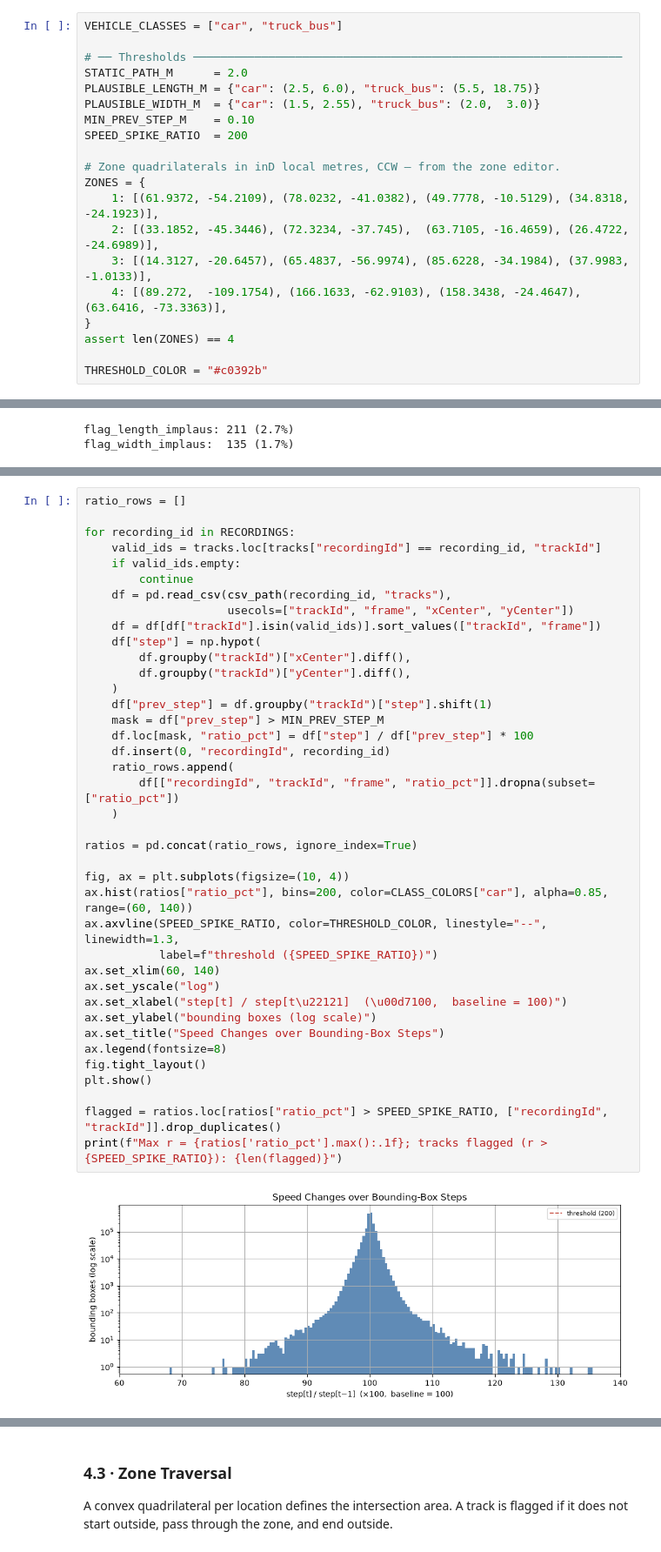
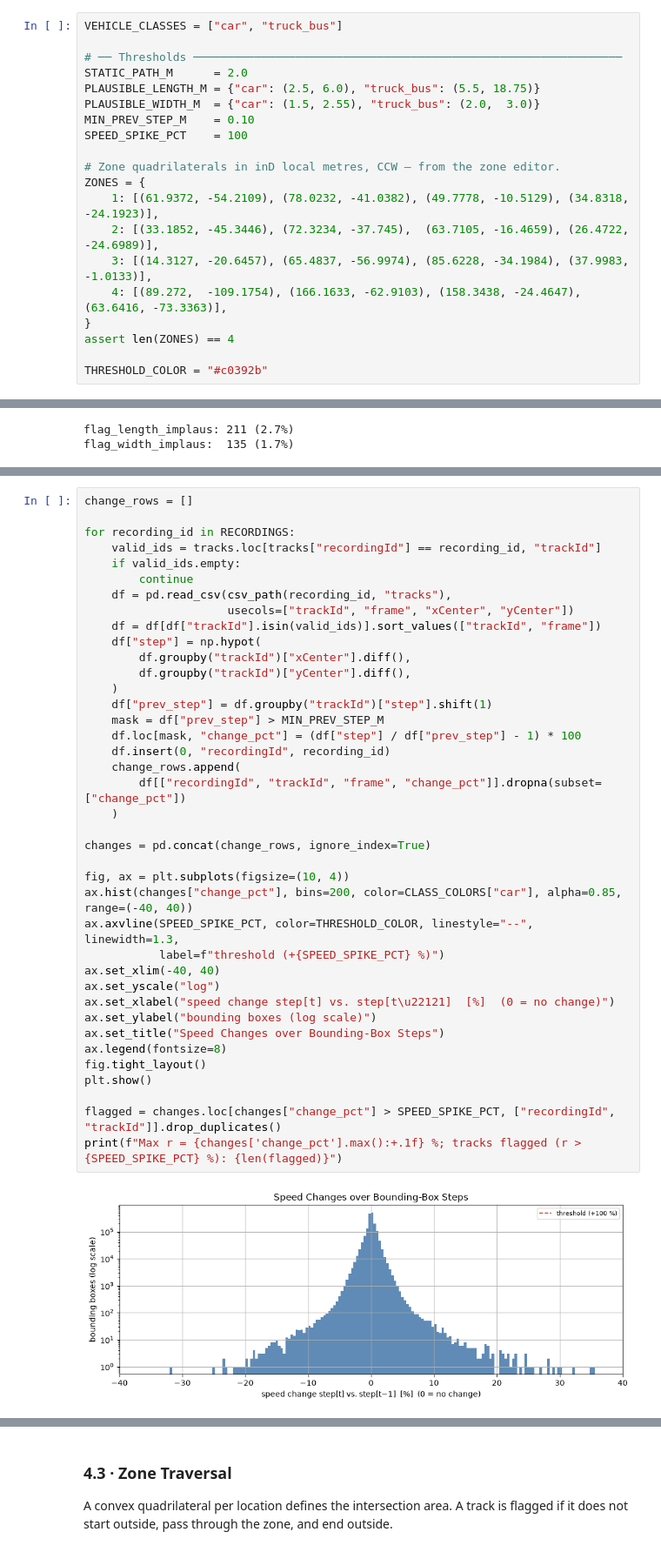
Before and after one commit to web-hannes/ai-infrastructure-p1a, a Jupyter notebook: inD_project_notebook_phase_structure.ipynb, the cells around one changed output, grey strips where cells are left out. Shown at 87% size. Cells and saved outputs as stored; diff of their text form.

```diff
--- a/inD_project_notebook_phase_structure.ipynb
+++ b/inD_project_notebook_phase_structure.ipynb
@@ -1522,7 +1524,7 @@ STATIC_PATH_M      = 2.0
 PLAUSIBLE_LENGTH_M = {"car": (2.5, 6.0), "truck_bus": (5.5, 18.75)}
 PLAUSIBLE_WIDTH_M  = {"car": (1.5, 2.55), "truck_bus": (2.0,  3.0)}
 MIN_PREV_STEP_M    = 0.10
-SPEED_SPIKE_RATIO  = 200
+SPEED_SPIKE_PCT    = 100
 
 # Zone quadrilaterals in inD local metres, CCW — from the zone editor.
 ZONES = {
@@ -1645,41 +1647,41 @@ Step ratio per frame: $r = \text{step}_t / \text{step}_{t-1} \times 100$ (100 =
 # %%
-ratio_rows = []
+change_rows = []
 
 for recording_id in RECORDINGS:
     valid_ids = tracks.loc[tracks["recordingId"] == recording_id, "trackId"]
     if valid_ids.empty:
         continue
     df = pd.read_csv(csv_path(recording_id, "tracks"),
                      usecols=["trackId", "frame", "xCenter", "yCenter"])
     df = df[df["trackId"].isin(valid_ids)].sort_values(["trackId", "frame"])
     df["step"] = np.hypot(
         df.groupby("trackId")["xCenter"].diff(),
         df.groupby("trackId")["yCenter"].diff(),
     )
     df["prev_step"] = df.groupby("trackId")["step"].shift(1)
     mask = df["prev_step"] > MIN_PREV_STEP_M
-    df.loc[mask, "ratio_pct"] = df["step"] / df["prev_step"] * 100
+    df.loc[mask, "change_pct"] = (df["step"] / df["prev_step"] - 1) * 100
     df.insert(0, "recordingId", recording_id)
-    ratio_rows.append(
-        df[["recordingId", "trackId", "frame", "ratio_pct"]].dropna(subset=["ratio_pct"])
+    change_rows.append(
+        df[["recordingId", "trackId", "frame", "change_pct"]].dropna(subset=["change_pct"])
     )
 
-ratios = pd.concat(ratio_rows, ignore_index=True)
+changes = pd.concat(change_rows, ignore_index=True)
 
 fig, ax = plt.subplots(figsize=(10, 4))
-ax.hist(ratios["ratio_pct"], bins=200, color=CLASS_COLORS["car"], alpha=0.85, range=(60, 140))
-ax.axvline(SPEED_SPIKE_RATIO, color=THRESHOLD_COLOR, linestyle="--", linewidth=1.3,
-           label=f"threshold ({SPEED_SPIKE_RATIO})")
-ax.set_xlim(60, 140)
+ax.hist(changes["change_pct"], bins=200, color=CLASS_COLORS["car"], alpha=0.85, range=(-40, 40))
+ax.axvline(SPEED_SPIKE_PCT, color=THRESHOLD_COLOR, linestyle="--", linewidth=1.3,
+           label=f"threshold (+{SPEED_SPIKE_PCT} %)")
+ax.set_xlim(-40, 40)
 ax.set_yscale("log")
-ax.set_xlabel("step[t] / step[t\u22121]  (\u00d7100,  baseline = 100)")
+ax.set_xlabel("speed change step[t] vs. step[t\u22121]  [%]  (0 = no change)")
 ax.set_ylabel("bounding boxes (log scale)")
 ax.set_title("Speed Changes over Bounding-Box Steps")
 ax.legend(fontsize=8)
 fig.tight_layout()
 plt.show()
 
-flagged = ratios.loc[ratios["ratio_pct"] > SPEED_SPIKE_RATIO, ["recordingId", "trackId"]].drop_duplicates()
-print(f"Max r = {ratios['ratio_pct'].max():.1f}; tracks flagged (r > {SPEED_SPIKE_RATIO}): {len(flagged)}")
+flagged = changes.loc[changes["change_pct"] > SPEED_SPIKE_PCT, ["recordingId", "trackId"]].drop_duplicates()
+print(f"Max r = {changes['change_pct'].max():+.1f} %; tracks flagged (r > {SPEED_SPIKE_PCT} %): {len(flagged)}")
 # %% [output]
-[figure, old version]
+[figure, new version]
```
Also changed, not shown: parts of 4 cells of this notebook.
